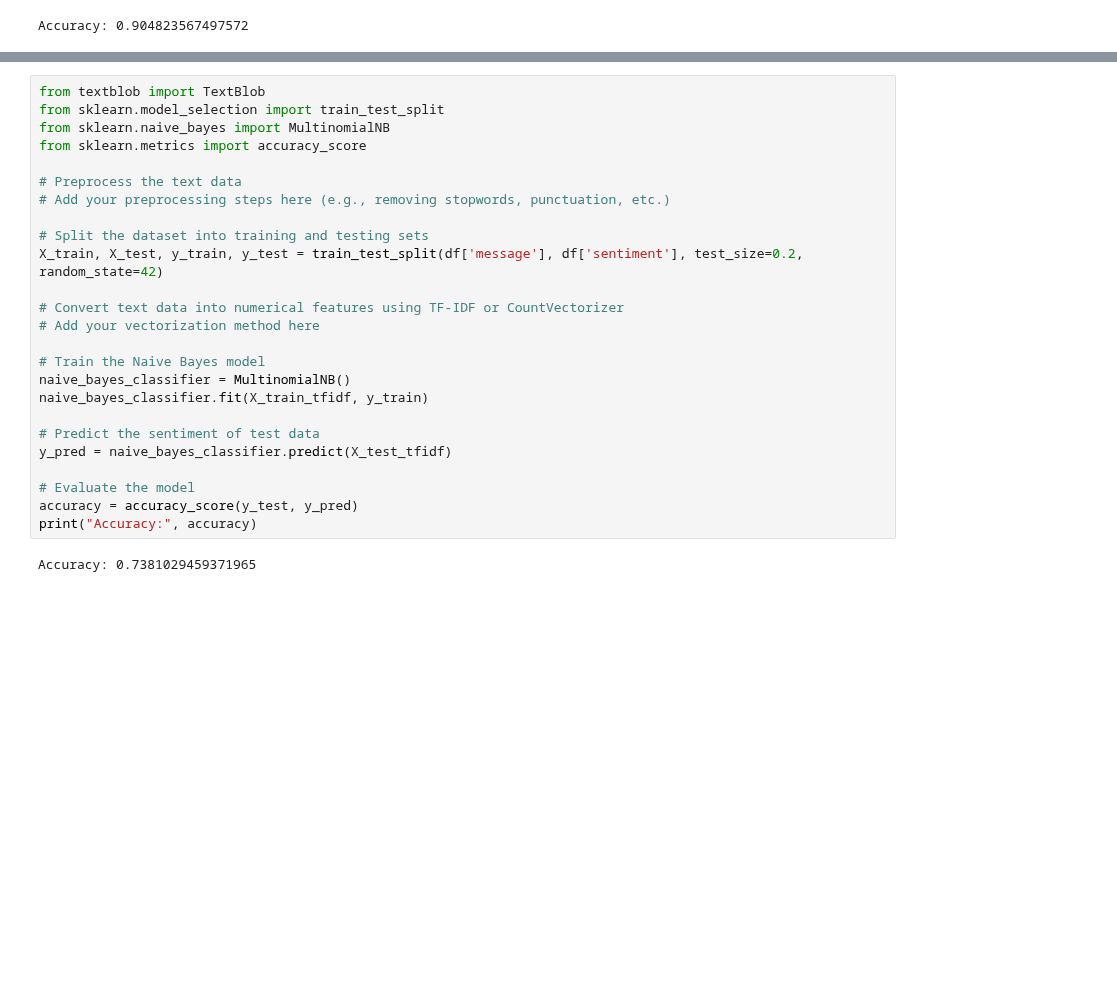
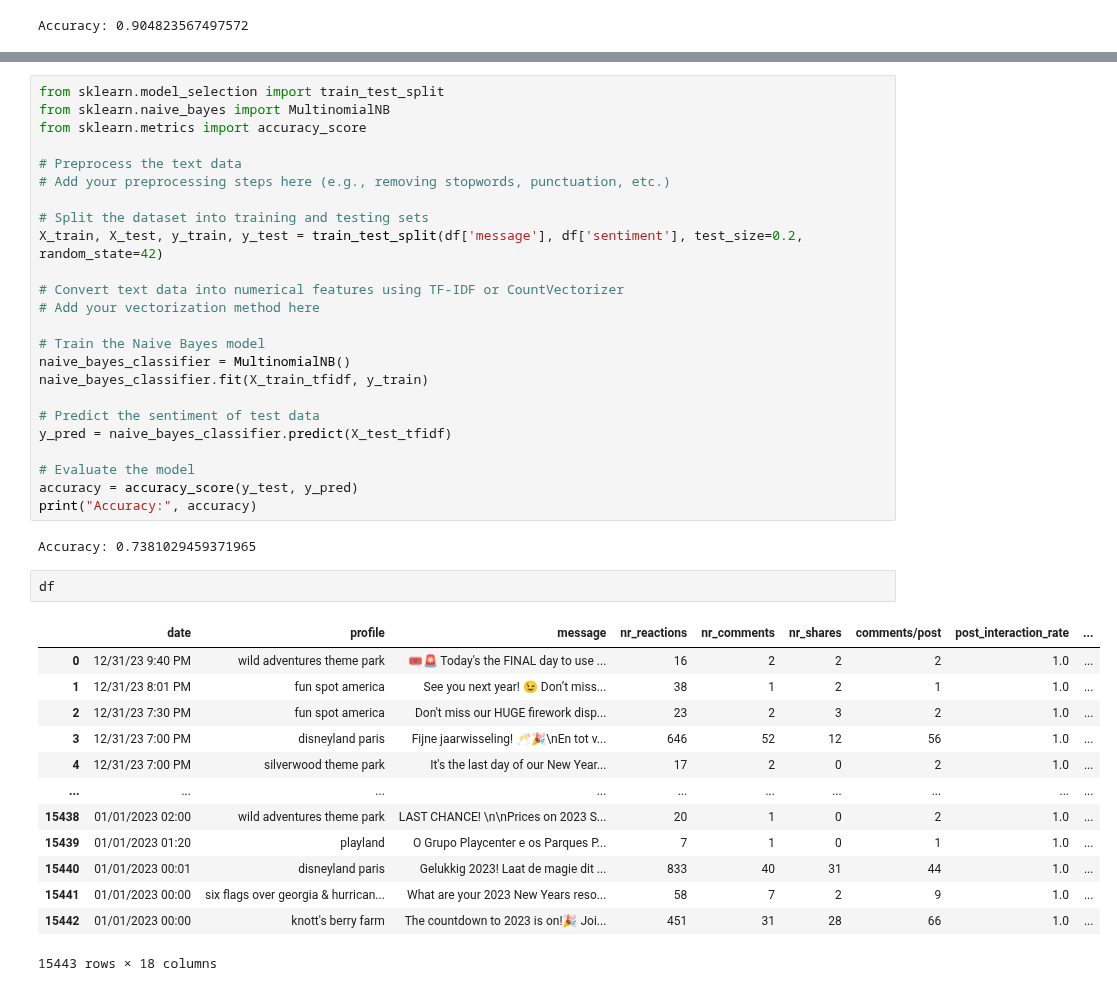
Before and after one commit to crlhbs/Group1_MarketingStrategy, a Jupyter notebook: Testing_H3.ipynb, the cells around one changed output, grey strips where cells are left out. Saved outputs shown, nothing was run; the diff lists cells and outputs as text; blank space fills up the shorter version.

```diff
--- a/Testing_H3.ipynb
+++ b/Testing_H3.ipynb
@@ -519,7 +518,6 @@ print(results_df)
 
 [3089 rows x 2 columns]
 # %%
-from textblob import TextBlob
 from sklearn.model_selection import train_test_split
 from sklearn.naive_bayes import MultinomialNB
 from sklearn.metrics import accuracy_score
@@ -545,3 +543,19 @@ accuracy = accuracy_score(y_test, y_pred)
 print("Accuracy:", accuracy)
 # %% [output]
 Accuracy: 0.7381029459371965
+# %%
+df
+# %% [output]
+|  | date | profile | message | nr_reactions | nr_comments | nr_shares | comments/post | post_interaction_rate | ... |
+| 0 | 12/31/23 9:40 PM | wild adventures theme park | 🎟️🚨 Today's the FINAL day to use ... | 16 | 2 | 2 | 2 | 1.0 | ... |
+| 1 | 12/31/23 8:01 PM | fun spot america | See you next year! 😉 Don’t miss... | 38 | 1 | 2 | 1 | 1.0 | ... |
+| 2 | 12/31/23 7:30 PM | fun spot america | Don't miss our HUGE firework disp... | 23 | 2 | 3 | 2 | 1.0 | ... |
+| 3 | 12/31/23 7:00 PM | disneyland paris | Fijne jaarwisseling! 🥂🎉\nEn tot v... | 646 | 52 | 12 | 56 | 1.0 | ... |
+| 4 | 12/31/23 7:00 PM | silverwood theme park | It's the last day of our New Year... | 17 | 2 | 0 | 2 | 1.0 | ... |
+| ... | ... | ... | ... | ... | ... | ... | ... | ... | ... |
+| 15438 | 01/01/2023 02:00 | wild adventures theme park | LAST CHANCE! \n\nPrices on 2023 S... | 20 | 1 | 0 | 2 | 1.0 | ... |
+| 15439 | 01/01/2023 01:20 | playland | O Grupo Playcenter e os Parques P... | 7 | 1 | 0 | 1 | 1.0 | ... |
+| 15440 | 01/01/2023 00:01 | disneyland paris | Gelukkig 2023! Laat de magie dit ... | 833 | 40 | 31 | 44 | 1.0 | ... |
+| 15441 | 01/01/2023 00:00 | six flags over georgia & hurrican... | What are your 2023 New Years reso... | 58 | 7 | 2 | 9 | 1.0 | ... |
+| 15442 | 01/01/2023 00:00 | knott's berry farm | The countdown to 2023 is on!🎉 Joi... | 451 | 31 | 28 | 66 | 1.0 | ... |
+15443 rows × 18 columns
```
Also changed, not shown: parts of 18 cells of this notebook, 1 other file.
